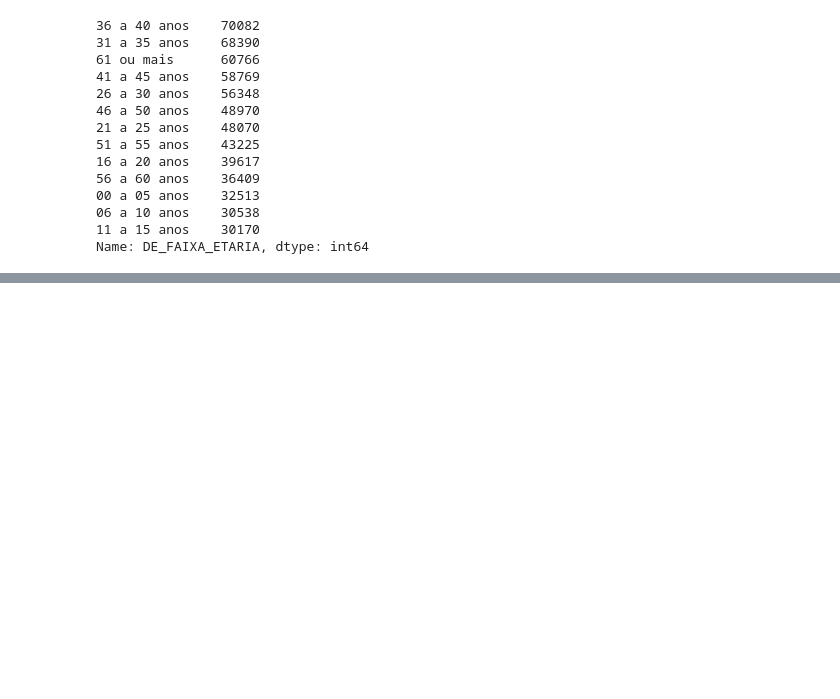
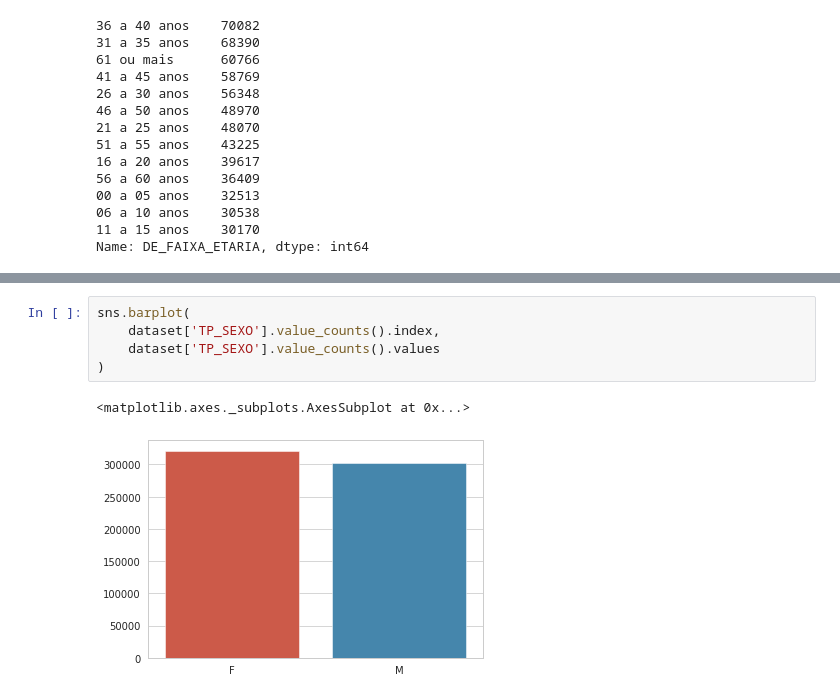
Before and after one commit to cidosjr/random-projects, a Jupyter notebook: Notebooks/informacoes_consolidadas_de_beneficiários_ben202004_BA.ipynb, the cells around one changed output, grey strips where cells are left out. Saved outputs shown, nothing was run; the diff lists cells and outputs as text; blank space fills up the shorter version.

```diff
--- a/Notebooks/informacoes_consolidadas_de_beneficiários_ben202004_BA.ipynb
+++ b/Notebooks/informacoes_consolidadas_de_beneficiários_ben202004_BA.ipynb
@@ -105,0 +115,8 @@ sns.countplot(
+# %%
+sns.barplot(
+    dataset['TP_SEXO'].value_counts().index,
+    dataset['TP_SEXO'].value_counts().values
+)
+# %% [output]
+<matplotlib.axes._subplots.AxesSubplot at 0x...>
+[figure, added]
```
Also changed, not shown: parts of 4 cells of this notebook.
